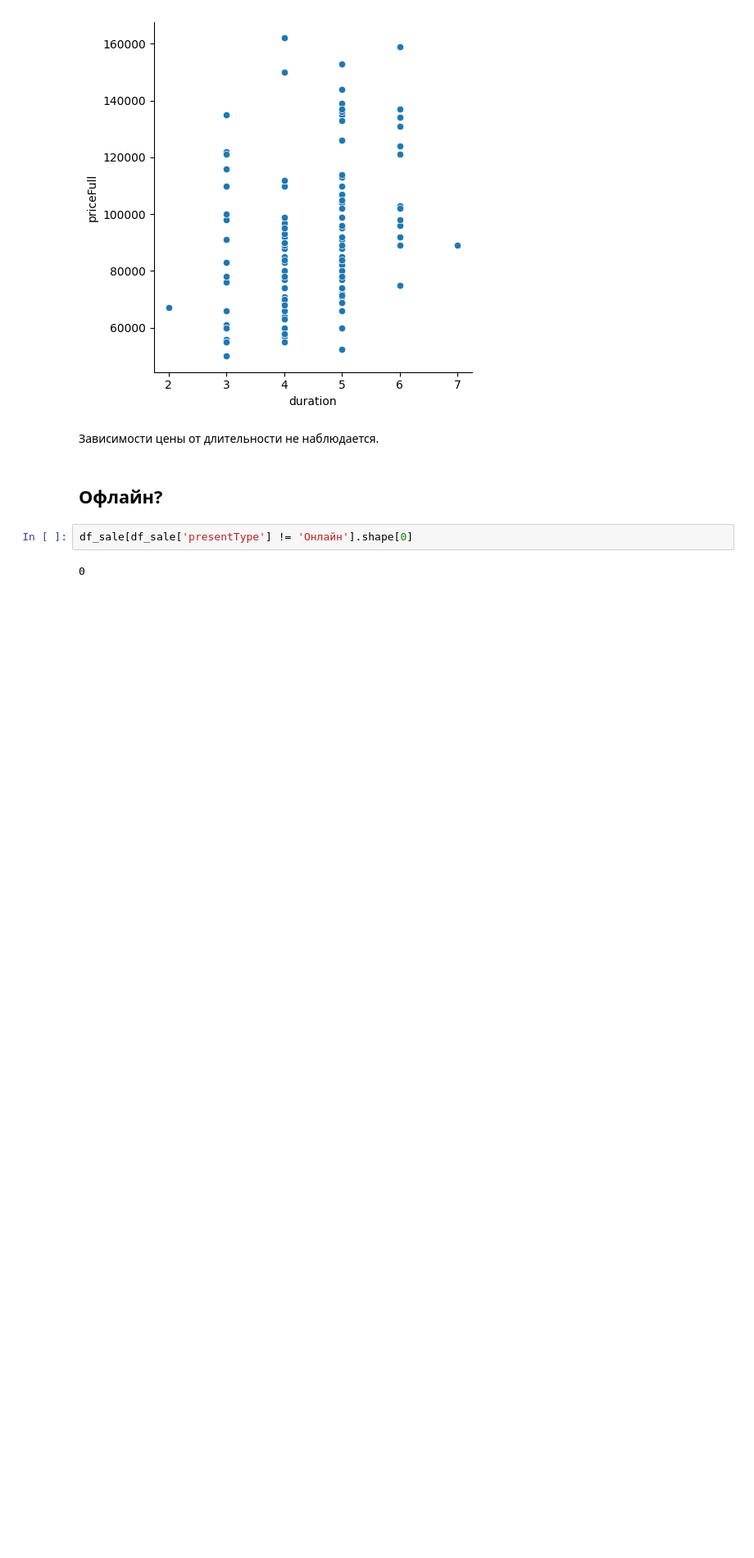
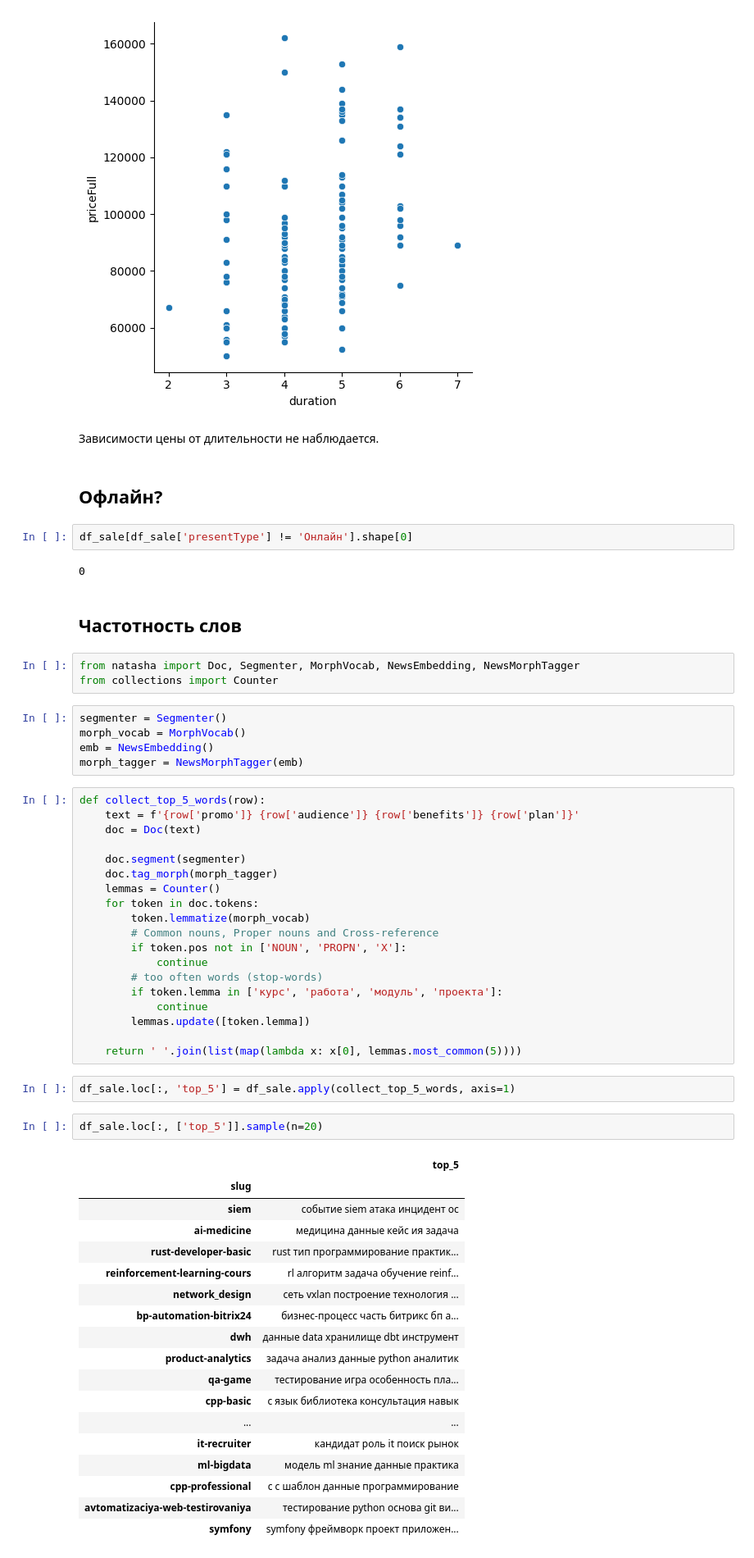
Before and after one commit to Dezzpil/otus-courses-data, a Jupyter notebook: eda/2025-02-27/2025-02-27.ipynb, the cells around one changed output. Shown: that part at 82% size. Drawn from its saved outputs; the diff is of its cells as text; blank space fills up the shorter version.

```diff
--- a/eda/2025-02-27/2025-02-27.ipynb
+++ b/eda/2025-02-27/2025-02-27.ipynb
@@ -181,6 +181,58 @@ sns.relplot(df_sale, x='duration', y='priceFull')
 df_sale[df_sale['presentType'] != 'Онлайн'].shape[0]
 # %% [output]
 0
+# %% [markdown]
+## Частотность слов
+# %%
+from natasha import Doc, Segmenter, MorphVocab, NewsEmbedding, NewsMorphTagger
+from collections import Counter
+# %%
+segmenter = Segmenter()
+morph_vocab = MorphVocab()
+emb = NewsEmbedding()
+morph_tagger = NewsMorphTagger(emb)
+# %%
+def collect_top_5_words(row):
+    text = f'{row['promo']} {row['audience']} {row['benefits']} {row['plan']}'
+    doc = Doc(text)
+
+    doc.segment(segmenter)
+    doc.tag_morph(morph_tagger)
+    lemmas = Counter()
+    for token in doc.tokens:
+        token.lemmatize(morph_vocab)
+        # Common nouns, Proper nouns and Cross-reference
+        if token.pos not in ['NOUN', 'PROPN', 'X']:
+            continue
+        # too often words (stop-words)
+        if token.lemma in ['курс', 'работа', 'модуль', 'проекта']:
+            continue
+        lemmas.update([token.lemma])
+
+    return ' '.join(list(map(lambda x: x[0], lemmas.most_common(5))))
+# %%
+df_sale.loc[:, 'top_5'] = df_sale.apply(collect_top_5_words, axis=1)
+# %%
+df_sale.loc[:, ['top_5']].sample(n=20)
+# %% [output]
+|  | top_5 |
+| slug |  |
+| siem | событие siem атака инцидент ос |
+| ai-medicine | медицина данные кейс ия задача |
+| rust-developer-basic | rust тип программирование практик... |
+| reinforcement-learning-cours | rl алгоритм задача обучение reinf... |
+| network_design | сеть vxlan построение технология ... |
+| bp-automation-bitrix24 | бизнес-процесс часть битрикс бп а... |
+| dwh | данные data хранилище dbt инструмент |
+| product-analytics | задача анализ данные python аналитик |
+| qa-game | тестирование игра особенность пла... |
+| cpp-basic | c язык библиотека консультация навык |
+| ... | ... |
+| it-recruiter | кандидат роль it поиск рынок |
+| ml-bigdata | модель ml знание данные практика |
+| cpp-professional | c с шаблон данные программирование |
+| avtomatizaciya-web-testirovaniya | тестирование python основа git ви... |
+| symfony | symfony фреймворк проект приложен... |
 # %% [markdown]
 ## Заключение
 
```
Also changed, not shown: parts of 3 cells of this notebook.
